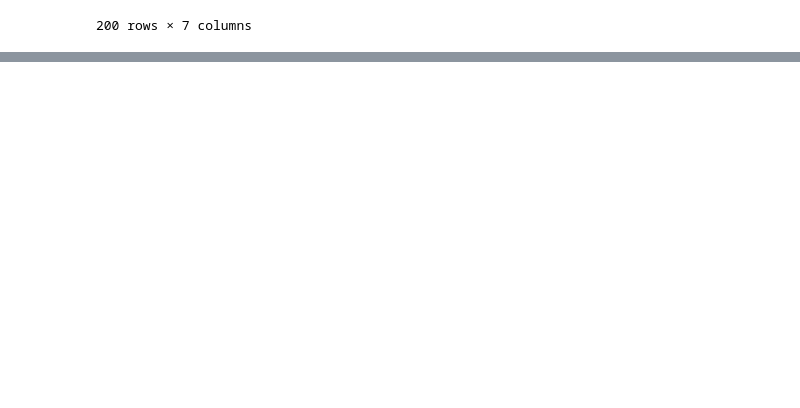
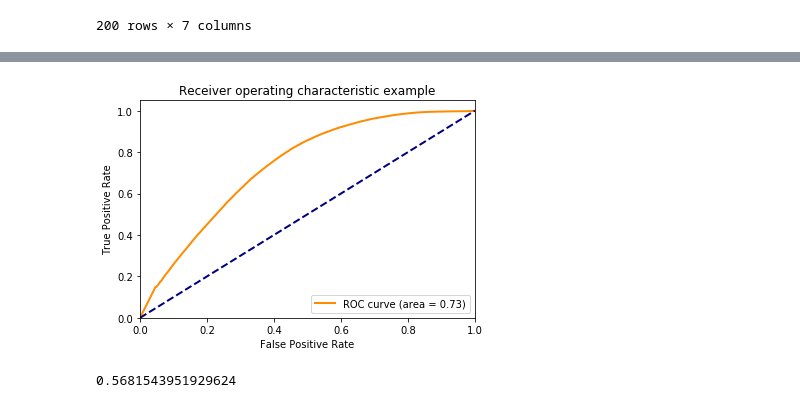
Before and after one commit to ethanleeman/quora, a Jupyter notebook: quora_workstation.ipynb, the cells around one changed output, grey strips where cells are left out. Saved outputs shown, nothing was run; the diff lists cells and outputs as text; code cells hidden in the pictures; blank space fills up the shorter version.

```diff
--- a/quora_workstation.ipynb
+++ b/quora_workstation.ipynb
@@ -276,0 +287,18 @@ submission.to_csv('my_submission.csv',index=False)
+# %%
+
+model = gensim.models.KeyedVectors.load_word2vec_format('./../models/GoogleNews-vectors-negative300.bin', binary=True)
+# %%
+def similarity(row):
+    s1 = []
+    s2 = []
+    for w in row['question1_cleaned']:
+        if model.__contains__(w):
+            s1.append(w)
+    for w in row['question2_cleaned']:
+        if model.__contains__(w):
+            s2.append(w)
+
+
+    if len(s1) > 0 and len(s2) > 0:
+        return model.n_similarity(s1,s2)
+    return 0
@@ -276,0 +320,3 @@ submission.to_csv('my_submission.csv',index=False)
+# %%
+train['google_w2v_similarity'] = train.apply(similarity,axis=1)
+test['google_w2v_similarity'] = test.apply(similarity,axis=1)
@@ -276,0 +335,2 @@ submission.to_csv('my_submission.csv',index=False)
+# %%
+train['google_w2v_similarity'] =
@@ -276,0 +399,23 @@ submission.to_csv('my_submission.csv',index=False)
+# %%
+from sklearn.metrics import roc_curve, auc
+from sklearn.metrics import roc_auc_score
+# Compute ROC curve and ROC area for each class
+y = np.array(train['is_duplicate'])
+scores = np.array(train['google_w2v_similarity'])
+fpr, tpr, thresholds = roc_curve(y, scores, pos_label=1)
+roc_auc = roc_auc_score(y, scores)
+
+plt.figure()
+lw = 2
+plt.plot(fpr, tpr, color='darkorange',
+         lw=lw, label='ROC curve (area = %0.2f)' % roc_auc)
+plt.plot([0, 1], [0, 1], color='navy', lw=lw, linestyle='--')
+plt.xlim([0.0, 1.0])
+plt.ylim([0.0, 1.05])
+plt.xlabel('False Positive Rate')
+plt.ylabel('True Positive Rate')
+plt.title('Receiver operating characteristic example')
+plt.legend(loc="lower right")
+plt.show()
+# %% [output]
+[figure, added]
@@ -276,0 +428,4 @@ submission.to_csv('my_submission.csv',index=False)
+# %%
+log_loss(y,y_pred)
+# %% [output]
+0.5681543951929624
```
Also changed, not shown: parts of 17 cells of this notebook.
